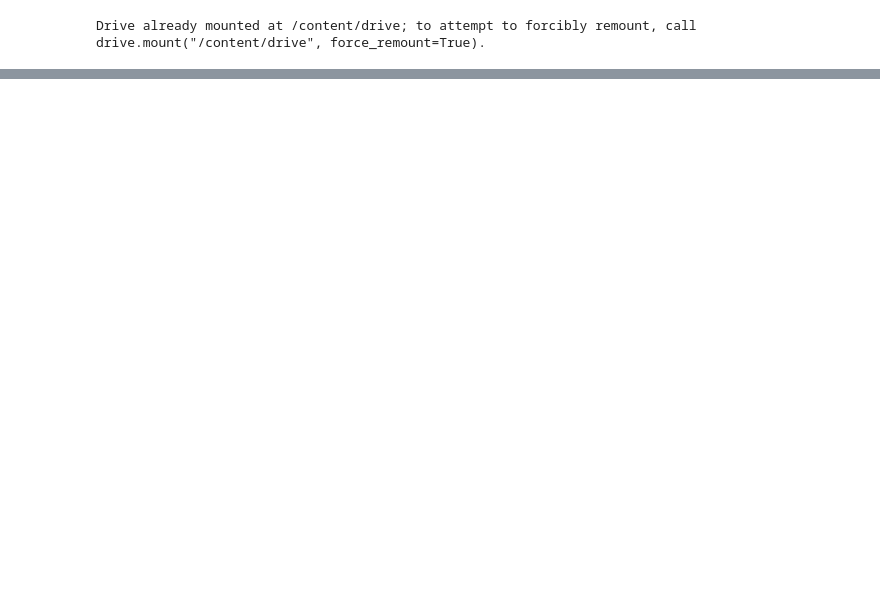
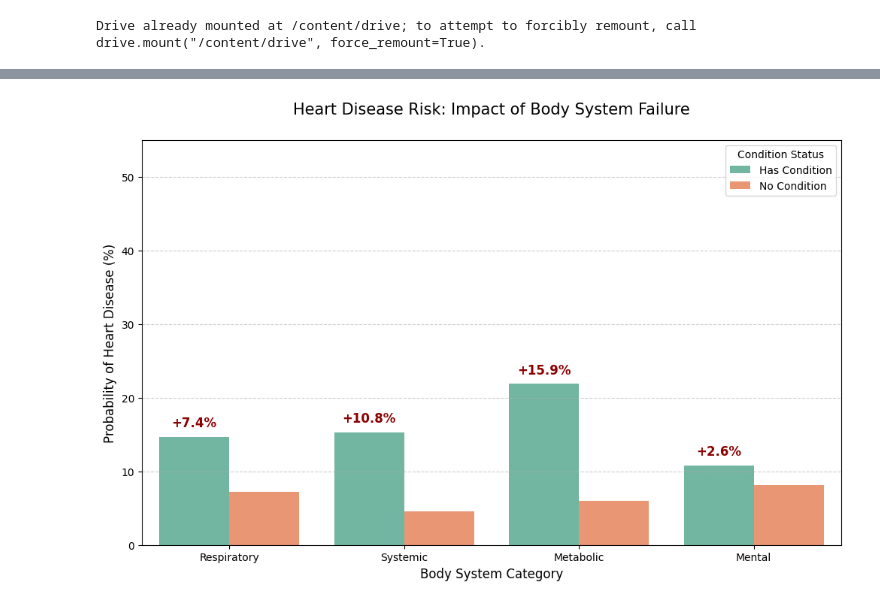
Before and after one commit to sjsu-cs122-s26/outstanding-heartdisease-analysis, a Jupyter notebook: notebooks/medical_history.ipynb, the cells around one changed output, grey strips where cells are left out. Drawn from its saved outputs; the diff is of its cells as text; code cells hidden in the pictures; blank space fills up the shorter version.

Commit message:
Worked on data gathering and creating visuals for the Medical History subsection.

```diff
--- a/notebooks/medical_history.ipynb
+++ b/notebooks/medical_history.ipynb
@@ -40,0 +81,67 @@ Index(['State', 'Sex', 'GeneralHealth', 'PhysicalHealthDays',
+# %%
+# Define the 4 subcategories;
+respiratory_list = ['HadAsthma', 'HadCOPD']
+systemic_list = ['HadSkinCancer', 'HadKidneyDisease', 'HadArthritis']
+metabolic_list = ['HadStroke', 'HadDiabetes']
+mental_list = ['HadDepressiveDisorder']
+
+# Create the subcategory columns
+# If a person has atleast one condition they are added
+analysis_df['Respiratory'] = analysis_df[respiratory_list].max(axis=1)
+analysis_df['Systemic'] = analysis_df[systemic_list].max(axis=1)
+analysis_df['Metabolic'] = analysis_df[metabolic_list].max(axis=1)
+analysis_df['Mental'] = analysis_df[mental_list].max(axis=1)
+
+# Define target
+target = 'HadHeartDisease'
+
+# Set the 4 categories
+categories = ['Respiratory', 'Systemic', 'Metabolic', 'Mental']
+comparison_data = []
+differences = {}
+
+for cat in categories:
+
+    # Calculate the average heart disease rate for people with the condition
+    risk_yes = analysis_df[analysis_df[cat] == 1]['HadHeartDisease'].mean() * 100
+    # Calculate the average heart disease rate for people without the condition
+    risk_no = analysis_df[analysis_df[cat] == 0]['HadHeartDisease'].mean() * 100
+
+    # Format for bar plot
+    comparison_data.append({'System': cat, 'Condition Status': 'Has Condition', 'HD_Probability': risk_yes})
+    comparison_data.append({'System': cat, 'Condition Status': 'No Condition', 'HD_Probability': risk_no})
+
+    # Store the difference for labeling
+    differences[cat] = risk_yes - risk_no
+
+# Convert to DataFrame
+comp_df = pd.DataFrame(comparison_data)
+
+#Plotting
+plt.figure(figsize=(12, 7))
+ax = sns.barplot(data=comp_df, x='System', y='HD_Probability', hue='Condition Status', palette='Set2')
+
+# Adding the difference labels above each bar
+# Loop through the differences list which stores the difference between
+# people who have the condition vs people who dont
+for i, cat in enumerate(categories):
+    diff = differences[cat]
+
+    # Find the hieght of the condition bar
+    y_val = comp_df[(comp_df['System'] == cat) & (comp_df['Condition Status'] == 'Has Condition')]['HD_Probability'].values[0]
+
+    # Place thte text above the risk_yes bar
+    plt.text(i - 0.2, y_val + 1, f"+{diff:.1f}%",
+             ha='center', va='bottom', fontsize=12, fontweight='bold', color='darkred')
+
+# Formatting
+plt.title('Heart Disease Risk: Impact of Body System Failure', fontsize=15, pad=25)
+plt.ylabel('Probability of Heart Disease (%)', fontsize=12)
+plt.xlabel('Body System Category', fontsize=12)
+plt.ylim(0, 55)
+plt.grid(axis='y', linestyle='--', alpha=0.6)
+plt.legend(title='Condition Status', loc='upper right')
+
+plt.show()
+# %% [output]
+[figure, added]
```
Also changed, not shown: parts of 14 cells of this notebook.
